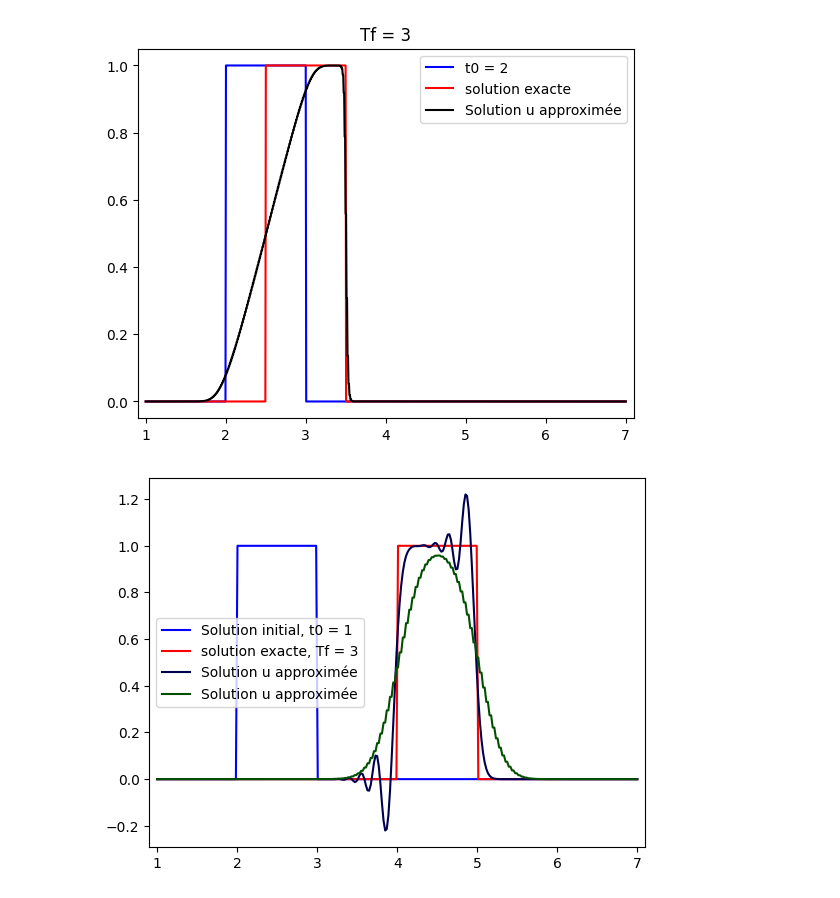
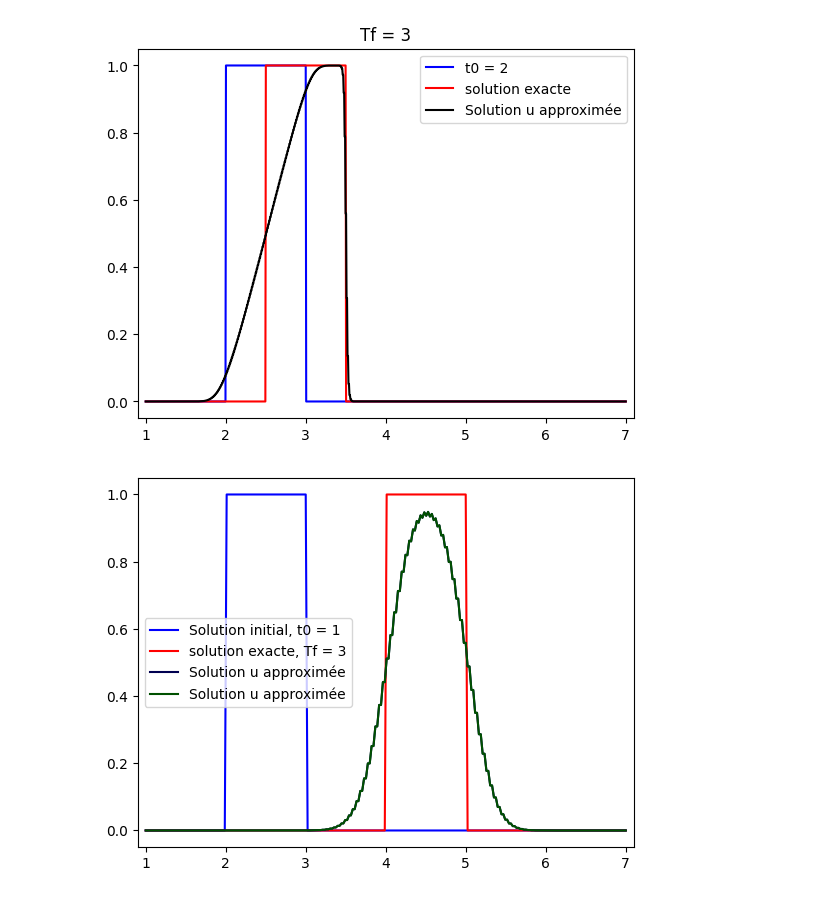
Before and after one commit to Golto/SSPM-M1-hyperbolic-edp, a Jupyter notebook: playground.ipynb, the cells around one changed output. Saved outputs shown, nothing was run; the diff lists cells and outputs as text; code cells hidden in the pictures.

```diff
--- a/playground.ipynb
+++ b/playground.ipynb
@@ -63,7 +63,7 @@ class HyperbolicModel:
 
         return (x, u)
 
-    def plot(self, ax, x, y, color = "black", label = None, title = None):
+    def plot(self, ax, x, y, color = "black", label = None, title = None, alpha = 1.0):
         """
         ax : matplotlib.axes._axes.Axes
         x, y : array-like
@@ -72,7 +72,7 @@ class HyperbolicModel:
         if ax == None :
             return
 
-        ax.plot(x, y, color = color, label = label)
+        ax.plot(x, y, color = color, label = label, alpha = alpha)
 
         deltaPlot = 0.1
         ax.set_xlim(self.equation.bounds.x.min - deltaPlot, self.equation.bounds.x.max + deltaPlot)
@@ -167,24 +167,24 @@ plt.show()
 # %%
 hm = HyperbolicModel(
     equation = TEST_CASES["debug"],
-    model = psl.Model(nx = 300, nt = 100, cfl = 0.5)
+    model = psl.Model(nx = 256, nt = 100, cfl = 0.5)
 )
 
 timePassed = hm.equation.bounds.t.getLength()
 
 x, ufv = hm.approxFixedCFL("LaxFriedrich", "FiniteVolumes")
 _, ufd = hm.approxFixedCFL("LaxFriedrich", "FiniteDifferences")
 u0 = hm.equation.initial(x)
 uex = hm.equation.exact(timePassed, x)
 
 fig, ax = plt.subplots()
 hm.plot(ax, x, u0, label = f"Solution initial, t0 = {hm.equation.bounds.t.min}", color="blue")
 hm.plot(ax, x, uex, label = f"solution exacte, Tf = {hm.equation.bounds.t.max}", color="red")
 hm.plot(ax, x, ufv, label = f"Solution u approximée", color = "#000050")
 hm.plot(ax, x, ufd, label = f"Solution u approximée", color = "#005000")
 plt.show()
 # %% [output]
-[figure, old version]
+[figure, new version]
 # %%
 hm = HyperbolicModel(
     equation = TEST_CASES["debug"],
```
Also changed, not shown: parts of 2 cells of this notebook, 2 other files.
